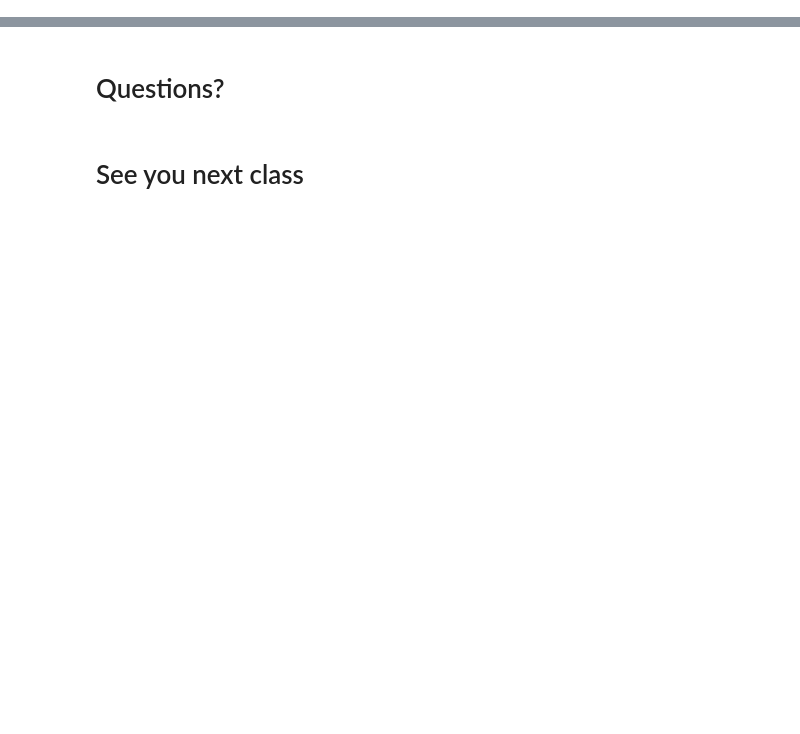
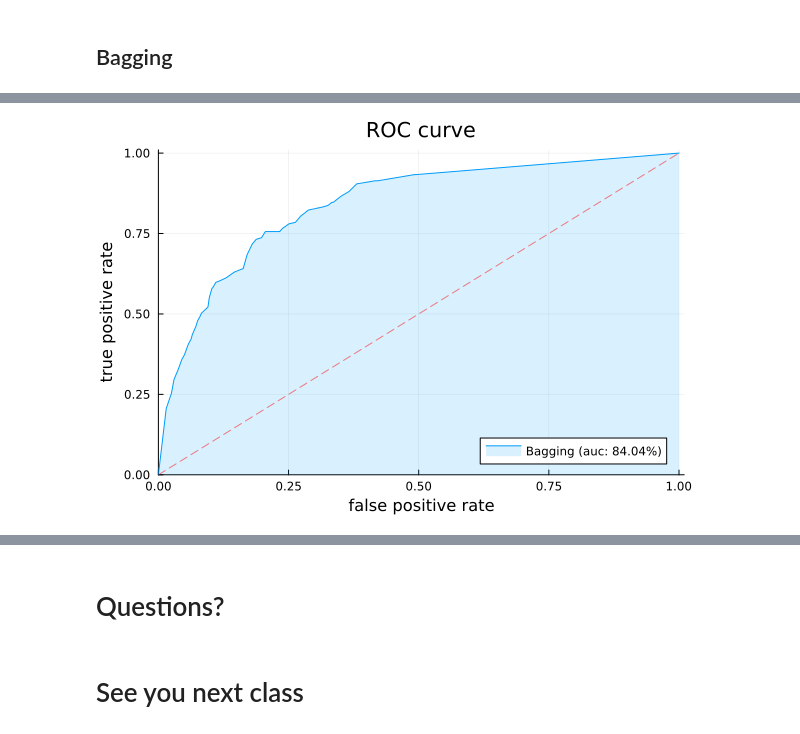
Before and after one commit to umbertomig/POLI175julia, a Jupyter notebook: lectures/jupyternb/lecture15.ipynb, the cells around one changed output, grey strips where cells are left out. Saved outputs shown, nothing was run; the diff lists cells and outputs as text; code cells hidden in the pictures; blank space fills up the shorter version.

```diff
--- a/lectures/jupyternb/lecture15.ipynb
+++ b/lectures/jupyternb/lecture15.ipynb
@@ -182,0 +73,19 @@ Poly Kernel ($d = 3$) and Radial Kernel:
+# %%
+## Answers here
+y, X = unpack(
+    chile[:, ["voteyes", "age", "statusquo", "education_S", "education_PS"]],
+    ==(:voteyes);                  ## Target (all else features...)
+    :voteyes       => Multiclass,  ## Var types
+    :age           => Continuous,
+    :statusquo     => Continuous,
+    :education_S   => Multiclass,
+    :education_PS  => Multiclass
+);
+
+train, test = partition(
+    eachindex(y),   ## Index with the eachindex(.) method
+    0.75,           ## Proportion in the training set
+    shuffle = true, ## Shuffle the data
+    stratify = y,
+    rng = 92837     ## Random seed (ensure same results; not necessary)
+);
@@ -182,0 +110,6 @@ Poly Kernel ($d = 3$) and Radial Kernel:
+# %%
+# Decision tree
+tree_model = MLJDecisionTreeInterface.DecisionTreeClassifier();
+
+# Instantiate the machine
+bagging = EnsembleModel(model = tree_model, n = 50);
@@ -182,0 +118,8 @@ Poly Kernel ($d = 3$) and Radial Kernel:
+# %%
+# Fit the machine
+mach = machine(bagging, X, y, scitype_check_level=0);
+fit!(mach, rows = train);
+
+# Compute the predictions
+y_pred_mode_bag = predict_mode(mach, rows = test);
+y_pred_prob_bag = pdf.(predict(mach, rows = test), 1);
@@ -182,0 +153,6 @@ Poly Kernel ($d = 3$) and Radial Kernel:
+# %% [markdown]
+## Bagging
+# %%
+# ROC Curve
+EvalMetrics.rocplot(Vector{Int64}(y[test]), y_pred_prob_bag, label = "Bagging", diagonal = true)
+# %% [output]
@@ -182,0 +165 @@ Poly Kernel ($d = 3$) and Radial Kernel:
+[figure, added]
```
Also changed, not shown: parts of 71 cells of this notebook, 1 other file.
